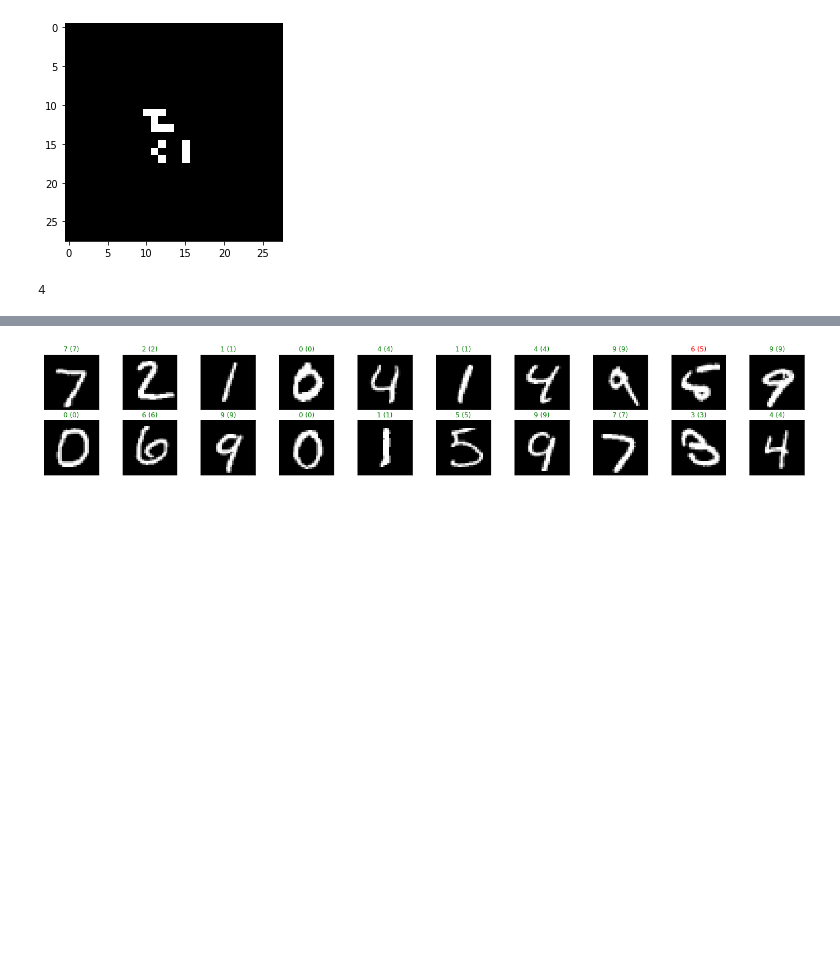
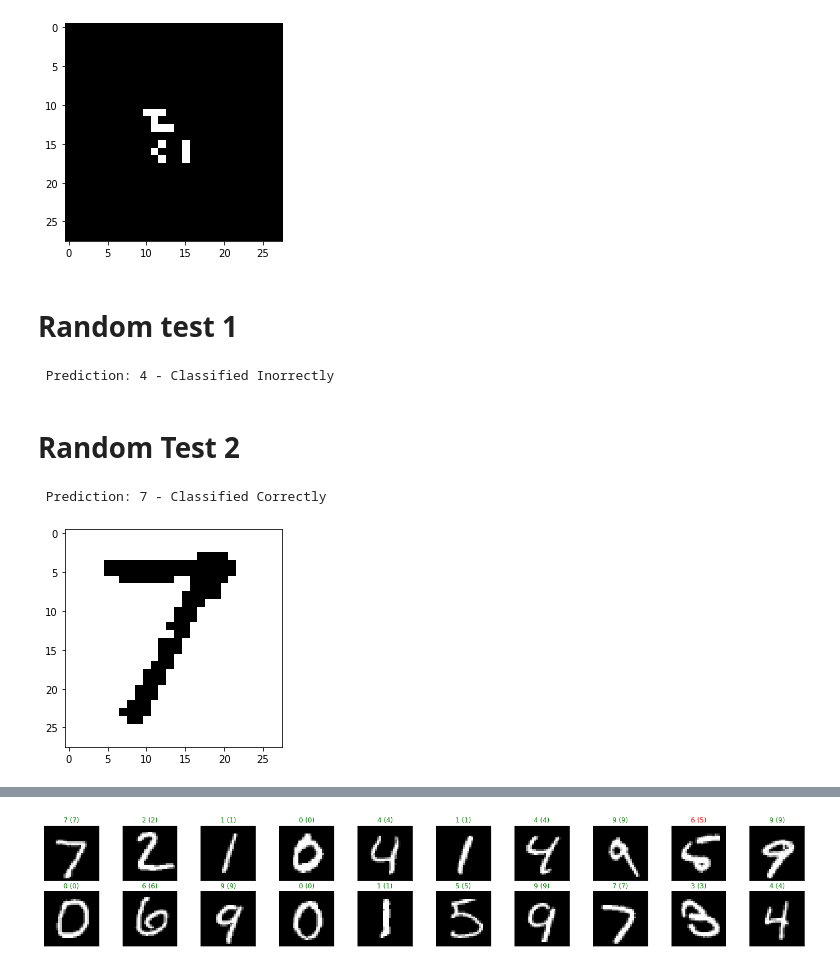
Before and after one commit to deepenmi/pyTorchPractice, a Jupyter notebook: ImageRecognition_Pytorch.ipynb, the cells around one changed output, grey strips where cells are left out. Drawn from its saved outputs; the diff is of its cells as text; code cells hidden in the pictures; blank space fills up the shorter version.

Commit message:
MNIST Dataset with random test images from web

```diff
--- a/ImageRecognition_Pytorch.ipynb
+++ b/ImageRecognition_Pytorch.ipynb
@@ -183,10 +187,38 @@ plt.imshow(im_convert(img))
 # %% [output]
 <matplotlib.image.AxesImage at 0x...>
 [figure]
+# %% [markdown]
+# Random test 1
 # %%
 img = img.view(img.shape[0], -1)
 output = model(img)
 _, pred = torch.max(output, 1)
-print(pred.item())
+if pred.item()==5:
+  print(" Prediction:\033[1;32;47m {} - Classified Correctly".format(pred.item()))
+else:
+  print(" Prediction:\033[1;31;47m {} - Classified Inorrectly".format(pred.item()))
 # %% [output]
-4
+ Prediction: 4 - Classified Inorrectly
+# %% [markdown]
+# Random Test 2
+# %%
+
+img2 = Image.open("/content/7.png")
+plt.imshow(img2)
+
+#img2 = PIL.ImageOps.invert(img2)
+img2 = img2.convert('1')
+img2 = transform(img2)
+plt.imshow(im_convert(img2))
+
+
+img2 = img2.view(img2.shape[0], -1)
+output = model(img2)
+_, pred = torch.max(output, 1)
+if pred.item()==7:
+  print(" Prediction:\033[1;32;47m {} - Classified Correctly".format(pred.item()))
+else:
+  print(" Prediction:\033[1;31;47m {} - Classified Inorrectly".format(pred.item()))
+# %% [output]
+ Prediction: 7 - Classified Correctly
+[figure, added]
```
Also changed, not shown: parts of 9 cells of this notebook.
